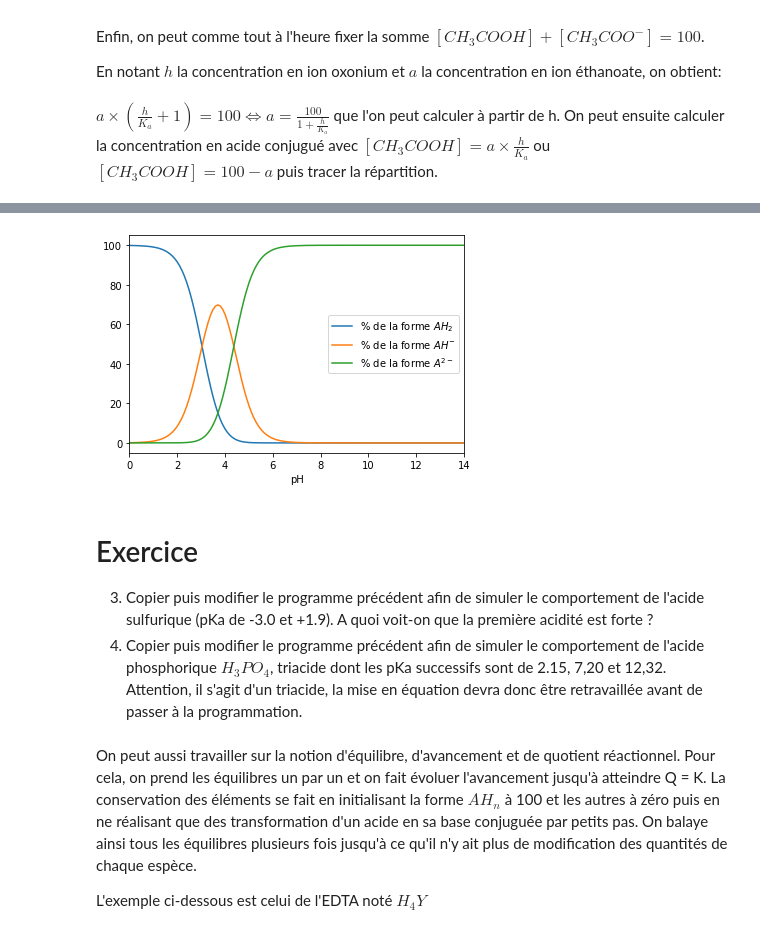
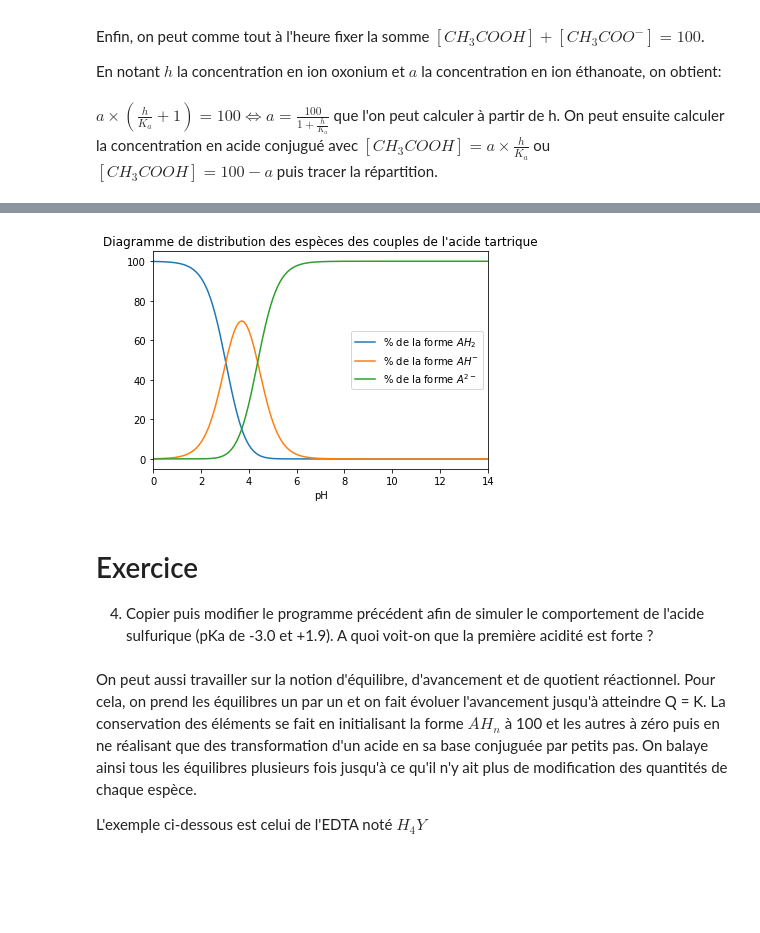
Before and after one commit to jcamponovo/pythonterm, a Jupyter notebook: pythonterm5.ipynb, the cells around one changed output, grey strips where cells are left out. Saved outputs shown, nothing was run; the diff lists cells and outputs as text; code cells hidden in the pictures; blank space fills up the shorter version.

```diff
--- a/pythonterm5.ipynb
+++ b/pythonterm5.ipynb
@@ -124,35 +130,35 @@ Ci-dessous est présentée la simulation pour l'acide tartrique $HOOC-CHOH-CHOH-
 pKa = [3.04, 4.37]
 
 # Calcul des Ka correspondants
 Ka = []
 for val in pKa:
     Ka.append(10**(-val))
 
 # Initialisation
 dpH = 0.1
 pH = []
 liste_C = [[], [], []]
 
 # Simulation
 for i in range(0, 141):
     pH.append(i*dpH)
     h = 10**(-pH[-1])
     a = 100 / (1 + h/Ka[1] + h**2/(Ka[0]*Ka[1]))
     liste_C[2].append(a)
     liste_C[1].append(a*h/Ka[1])
     liste_C[0].append(a*h**2/(Ka[1]*Ka[0]))
 
 # Affichage
 plt.plot(pH,liste_C[0], label=r"% de la forme $AH_2$")
 plt.plot(pH,liste_C[1], label=r"% de la forme $AH^{-}$")
 plt.plot(pH,liste_C[2], label=r"% de la forme $A^{2-}$")
 plt.xlim([0,14])
 plt.xlabel('pH')
 plt.legend()
+plt.title(r"Diagramme de distribution des espèces des couples de l'acide tartrique")
 plt.show()
 # %% [output]
-[figure, old version]
+[figure, new version]
 # %% [markdown]
 # Exercice
-3. Copier puis modifier le programme précédent afin de simuler le comportement de l'acide sulfurique (pKa de -3.0 et +1.9). A quoi voit-on que la première acidité est forte ?
-4. Copier puis modifier le programme précédent afin de simuler le comportement de l'acide phosphorique $H_3PO_4$, triacide dont les pKa successifs sont de 2.15, 7,20 et 12,32. Attention, il s'agit d'un triacide, la mise en équation devra donc être retravaillée avant de passer à la programmation.
+4. Copier puis modifier le programme précédent afin de simuler le comportement de l'acide sulfurique (pKa de -3.0 et +1.9). A quoi voit-on que la première acidité est forte ?
```
Also changed, not shown: parts of 10 cells of this notebook, 6 other files.
